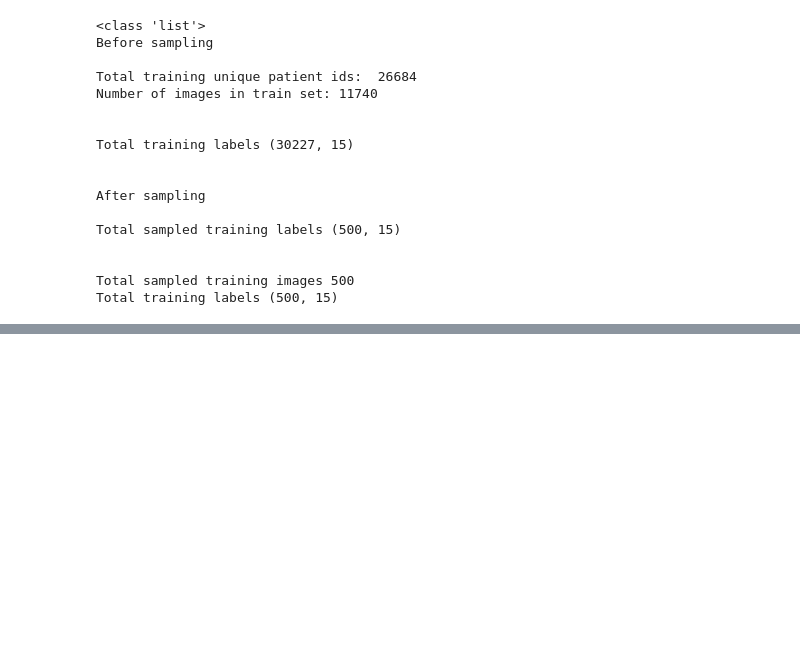
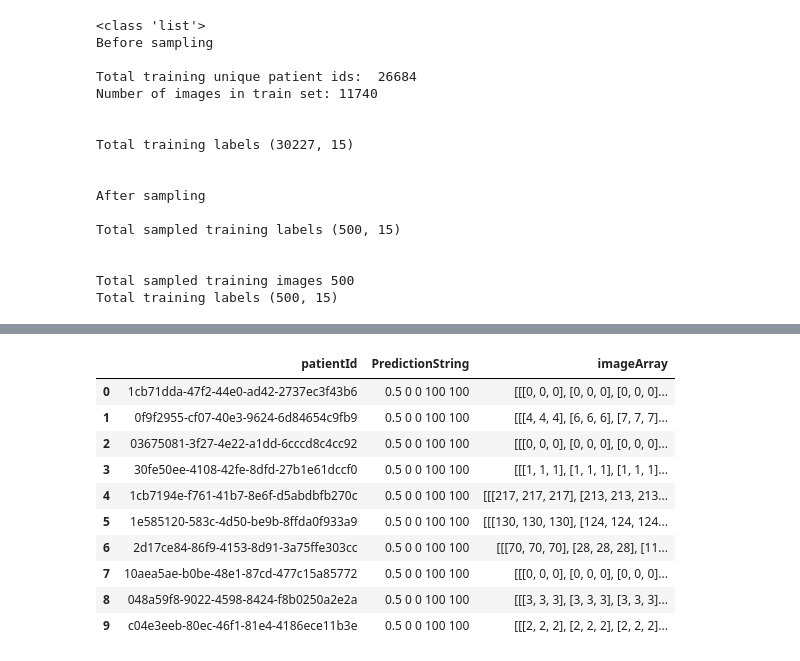
Before and after one commit to nandhukumar86/CapstonePneumoniaDetection, a Jupyter notebook: Vani/Capstoneyolomodel.ipynb, the cells around one changed output, grey strips where cells are left out. Cells and saved outputs as stored; diff of their text form; code cells hidden in the pictures; blank space fills up the shorter version.

```diff
--- a/Vani/Capstoneyolomodel.ipynb
+++ b/Vani/Capstoneyolomodel.ipynb
@@ -8,6 +8,7 @@ Mounted at /content/drive
 # %%
 TrainDir = "/content/drive/MyDrive/Content/DriveAIML/capstone/jpg_reshaped_train/"
 TestDir='/content/drive/MyDrive/Content/DriveAIML/capstone/jpg_reshaped_test/'
+sublabel='/content/drive/MyDrive/Content/DriveAIML/capstone/stage_2_sample_submission.csv'
 basepath = "/content/drive/MyDrive/Content/DriveAIML/capstone/"
 # %%
 import os, cv2,copy, gc
@@ -65,6 +59,7 @@ y_train.size
 423178
 # %%
 class_info_df = pd.read_csv(basepath+'stage_2_detailed_class_info.csv')
+sub_info_df=pd.read_csv(sublabel)#test label or submission
 # %%
 ## Merging the two datasets
 #In class detailed info dataset are given the detailed information about
@@ -167,0 +215,14 @@ dat.head()
+# %%
+ dattest.head(10)
+# %% [output]
+|  | patientId | PredictionString | imageArray |
+| 0 | 1cb71dda-47f2-44e0-ad42-2737ec3f43b6 | 0.5 0 0 100 100 | [[[0, 0, 0], [0, 0, 0], [0, 0, 0]... |
+| 1 | 0f9f2955-cf07-40e3-9624-6d84654c9fb9 | 0.5 0 0 100 100 | [[[4, 4, 4], [6, 6, 6], [7, 7, 7]... |
+| 2 | 03675081-3f27-4e22-a1dd-6cccd8c4cc92 | 0.5 0 0 100 100 | [[[0, 0, 0], [0, 0, 0], [0, 0, 0]... |
+| 3 | 30fe50ee-4108-42fe-8dfd-27b1e61dccf0 | 0.5 0 0 100 100 | [[[1, 1, 1], [1, 1, 1], [1, 1, 1]... |
+| 4 | 1cb7194e-f761-41b7-8e6f-d5abdbfb270c | 0.5 0 0 100 100 | [[[217, 217, 217], [213, 213, 213... |
+| 5 | 1e585120-583c-4d50-be9b-8ffda0f933a9 | 0.5 0 0 100 100 | [[[130, 130, 130], [124, 124, 124... |
+| 6 | 2d17ce84-86f9-4153-8d91-3a75ffe303cc | 0.5 0 0 100 100 | [[[70, 70, 70], [28, 28, 28], [11... |
+| 7 | 10aea5ae-b0be-48e1-87cd-477c15a85772 | 0.5 0 0 100 100 | [[[0, 0, 0], [0, 0, 0], [0, 0, 0]... |
+| 8 | 048a59f8-9022-4598-8424-f8b0250a2e2a | 0.5 0 0 100 100 | [[[3, 3, 3], [3, 3, 3], [3, 3, 3]... |
+| 9 | c04e3eeb-80ec-46f1-81e4-4186ece11b3e | 0.5 0 0 100 100 | [[[2, 2, 2], [2, 2, 2], [2, 2, 2]... |
```
Also changed, not shown: parts of 10 cells of this notebook.
